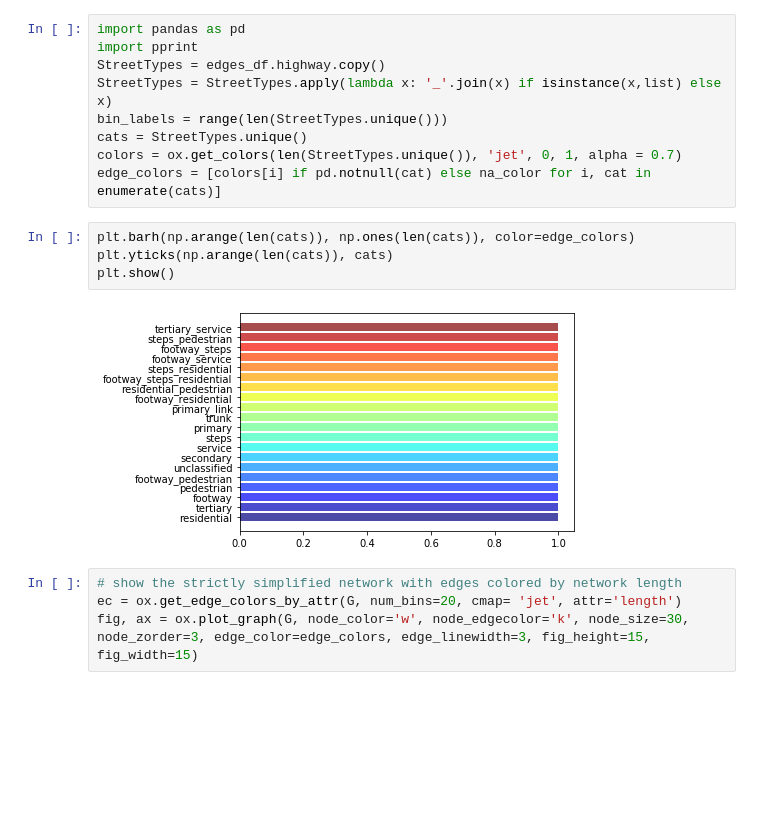
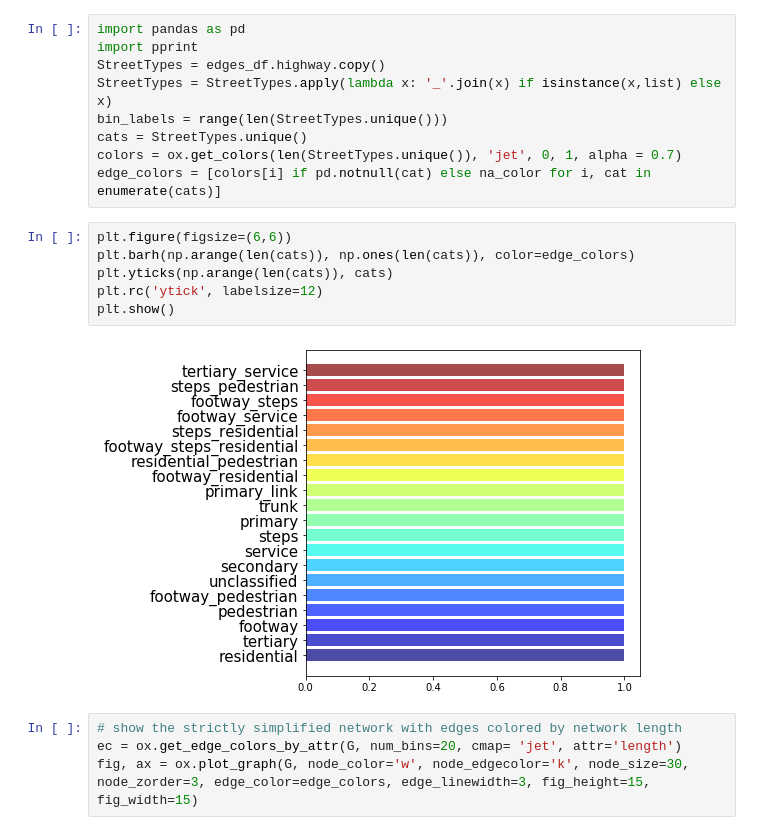
Before and after one commit to braunfuss/ImpactHubIstanbul, a Jupyter notebook: Demo_OpenStreetMap_visualization.ipynb, the cells around one changed output. Drawn from its saved outputs; the diff is of its cells as text; blank space fills up the shorter version.

```diff
--- a/Demo_OpenStreetMap_visualization.ipynb
+++ b/Demo_OpenStreetMap_visualization.ipynb
@@ -107,11 +107,13 @@ cats = StreetTypes.unique()
 colors = ox.get_colors(len(StreetTypes.unique()), 'jet', 0, 1, alpha = 0.7)
 edge_colors = [colors[i] if pd.notnull(cat) else na_color for i, cat in enumerate(cats)]
 # %%
+plt.figure(figsize=(6,6))
 plt.barh(np.arange(len(cats)), np.ones(len(cats)), color=edge_colors)
 plt.yticks(np.arange(len(cats)), cats)
+plt.rc('ytick', labelsize=12)
 plt.show()
 # %% [output]
-[figure, old version]
+[figure, new version]
 # %%
 # show the strictly simplified network with edges colored by network length
 ec = ox.get_edge_colors_by_attr(G, num_bins=20, cmap= 'jet', attr='length')
```
